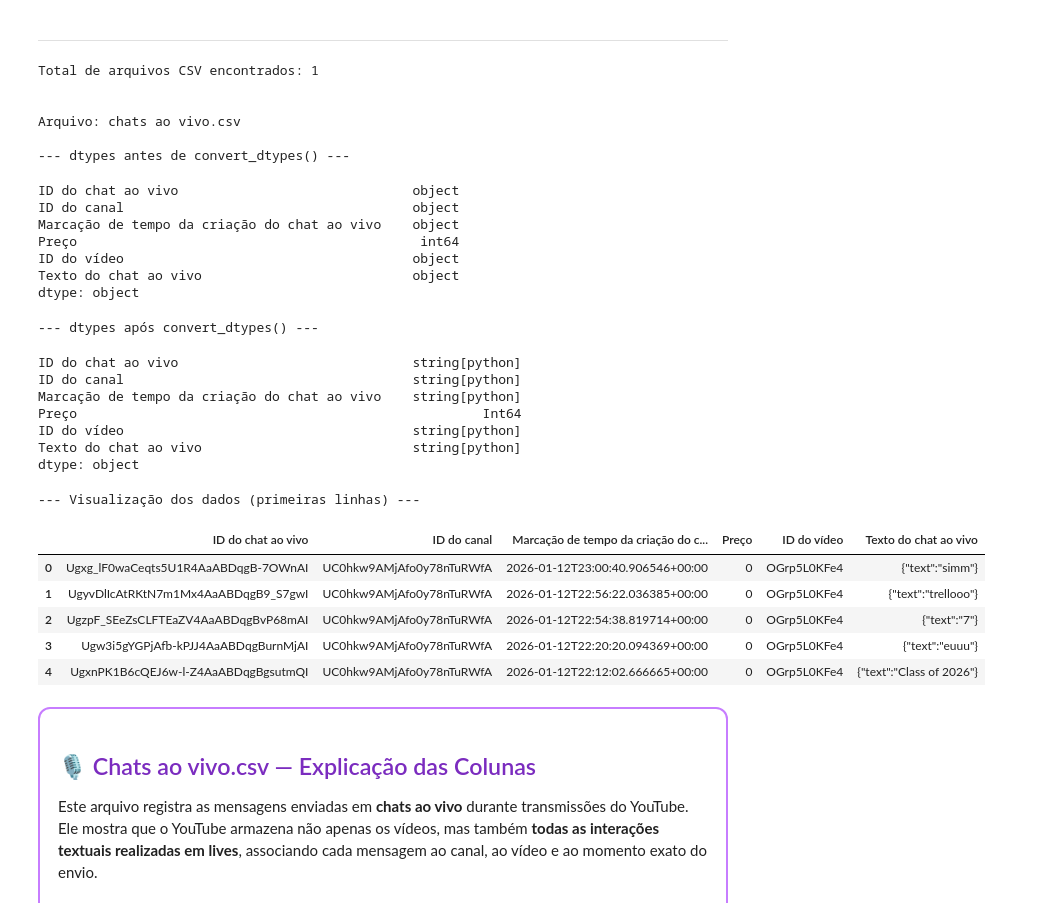
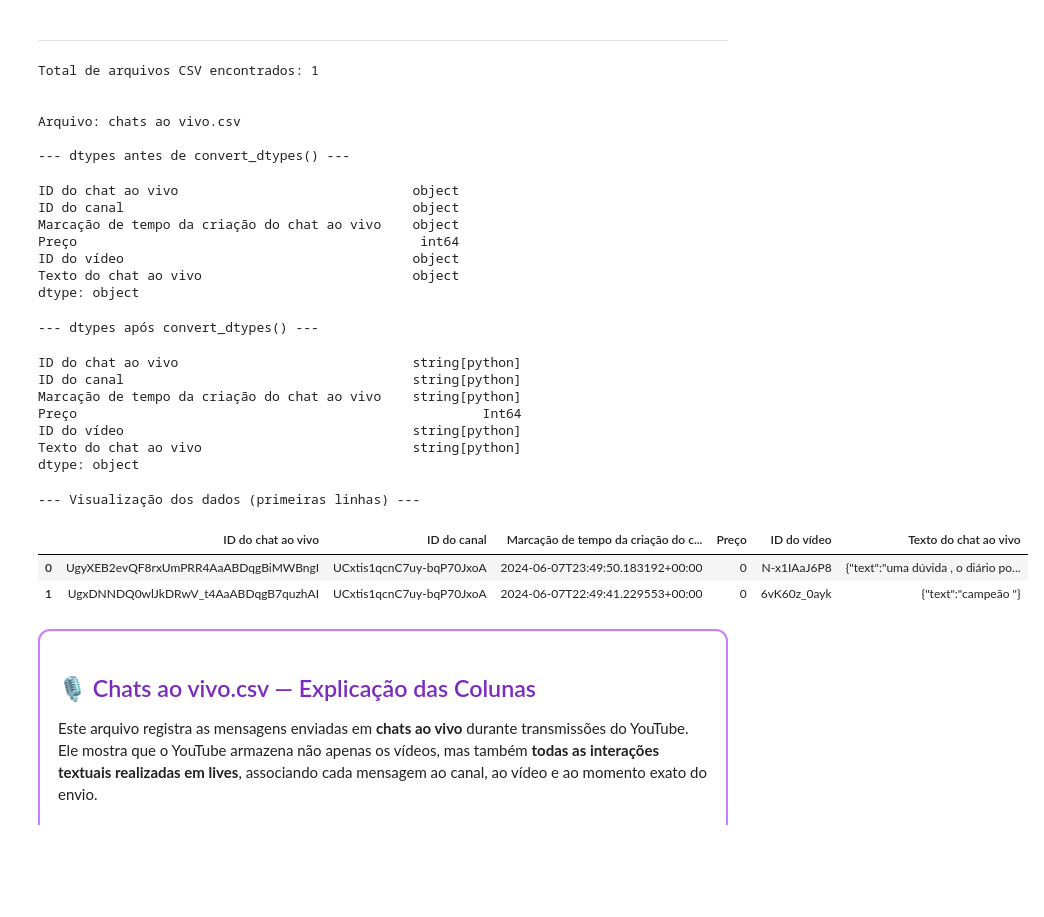
Before and after one commit to LeleNascimennto/predictive-model-for-youtube, a Jupyter notebook: data-processing/data-analytics.ipynb, the cells around one changed output. Cells and saved outputs as stored; diff of their text form; code cells hidden in the pictures; blank space fills up the shorter version.

```diff
--- a/data-processing/data-analytics.ipynb
+++ b/data-processing/data-analytics.ipynb
@@ -12,7 +12,7 @@ from bs4 import BeautifulSoup
 # %%
 # Leitura do arquivo CSV
 
-BASE_PATH = "../../Takeout/YouTube e YouTube Music"
+BASE_PATH = "../Takeout/YouTube_e_YouTube_Music"
 os.listdir(BASE_PATH)
 # %% [output]
 ['canais',
@@ -147,9 +149,9 @@ dtype: object
 # %% [markdown]
 ----
 # %%
-def ler_e_exibir_csvs_chats_ao_vivo():
+def ler_e_exibir_csvs_chats_ao_vivo(base_path):
     # caminho base usando mesmo padrão que funciona acima
-    base_dir = Path("../../Takeout/YouTube e YouTube Music/chats ao vivo")
+    base_dir = Path(base_path + "\chats ao vivo")
 
     # pega todos os csv da pasta
     arquivos_csv = list(base_dir.glob("*.csv"))
@@ -172,36 +174,33 @@ def ler_e_exibir_csvs_chats_ao_vivo():
         print("\n--- Visualização dos dados (primeiras linhas) ---")
         display(df.head())
 # %%
-ler_e_exibir_csvs_chats_ao_vivo()
+ler_e_exibir_csvs_chats_ao_vivo(BASE_PATH)
 # %% [output]
 Total de arquivos CSV encontrados: 1
 
 
 Arquivo: chats ao vivo.csv
 
 --- dtypes antes de convert_dtypes() ---
 ID do chat ao vivo                              object
 ID do canal                                     object
 Marcação de tempo da criação do chat ao vivo    object
 Preço                                            int64
 ID do vídeo                                     object
 Texto do chat ao vivo                           object
 dtype: object
 --- dtypes após convert_dtypes() ---
 ID do chat ao vivo                              string[python]
 ID do canal                                     string[python]
 Marcação de tempo da criação do chat ao vivo    string[python]
 Preço                                                    Int64
 ID do vídeo                                     string[python]
 Texto do chat ao vivo                           string[python]
 dtype: object
 --- Visualização dos dados (primeiras linhas) ---
 |  | ID do chat ao vivo | ID do canal | Marcação de tempo da criação do c... | Preço | ID do vídeo | Texto do chat ao vivo |
-| 0 | Ugxg_lF0waCeqts5U1R4AaABDqgB-7OWnAI | UC0hkw9AMjAfo0y78nTuRWfA | 2026-01-12T23:00:40.906546+00:00 | 0 | OGrp5L0KFe4 | {"text":"simm"} |
-| 1 | UgyvDlIcAtRKtN7m1Mx4AaABDqgB9_S7gwI | UC0hkw9AMjAfo0y78nTuRWfA | 2026-01-12T22:56:22.036385+00:00 | 0 | OGrp5L0KFe4 | {"text":"trellooo"} |
-| 2 | UgzpF_SEeZsCLFTEaZV4AaABDqgBvP68mAI | UC0hkw9AMjAfo0y78nTuRWfA | 2026-01-12T22:54:38.819714+00:00 | 0 | OGrp5L0KFe4 | {"text":"7"} |
-| 3 | Ugw3i5gYGPjAfb-kPJJ4AaABDqgBurnMjAI | UC0hkw9AMjAfo0y78nTuRWfA | 2026-01-12T22:20:20.094369+00:00 | 0 | OGrp5L0KFe4 | {"text":"euuu"} |
-| 4 | UgxnPK1B6cQEJ6w-l-Z4AaABDqgBgsutmQI | UC0hkw9AMjAfo0y78nTuRWfA | 2026-01-12T22:12:02.666665+00:00 | 0 | OGrp5L0KFe4 | {"text":"Class of 2026"} |
+| 0 | UgyXEB2evQF8rxUmPRR4AaABDqgBiMWBngI | UCxtis1qcnC7uy-bqP70JxoA | 2024-06-07T23:49:50.183192+00:00 | 0 | N-x1IAaJ6P8 | {"text":"uma dúvida , o diário po... |
+| 1 | UgxDNNDQ0wlJkDRwV_t4AaABDqgB7quzhAI | UCxtis1qcnC7uy-bqP70JxoA | 2024-06-07T22:49:41.229553+00:00 | 0 | 6vK60z_0ayk | {"text":"campeão "} |
 # %% [markdown]
 <div style="border: 2px solid #c77dff; padding: 18px; border-radius: 12px; background-color: #f8f0;">
 
```
Also changed, not shown: parts of 13 cells of this notebook, 1 other file.
